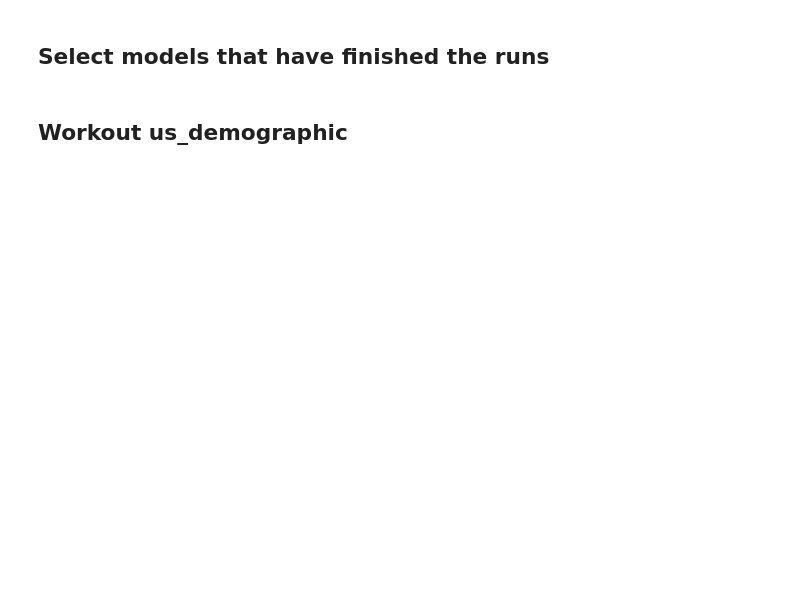
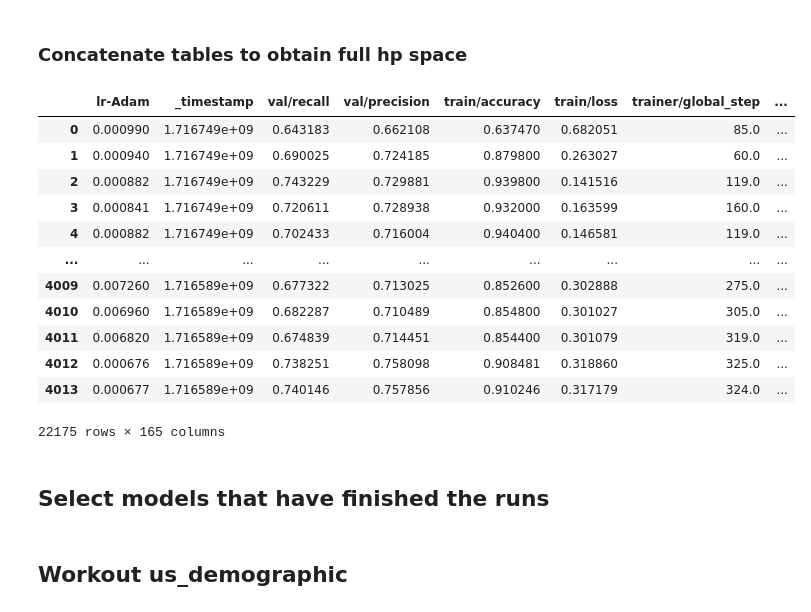
Before and after one commit to geometric-intelligence/TopoBenchmark, a Jupyter notebook: results/results_ simplicial.ipynb, the cells around one changed output. Saved outputs shown, nothing was run; the diff lists cells and outputs as text; code cells hidden in the pictures; blank space fills up the shorter version.

```diff
--- a/results/results_ simplicial.ipynb
+++ b/results/results_ simplicial.ipynb
@@ -41,7 +41,7 @@ if project_name not in csv_names:
         {"summary": summary_list, "config": config_list, "name": name_list}
     )
 
-    runs_df.to_csv(f"{project_name}.csv")
+    runs_df.to_csv(f"{user}_{project_name}.csv")
 else:
     runs_df = pd.read_csv(f"{project_name}.csv", index_col=0)
 
@@ -85,3 +85,5 @@ config_columns = []
 for column in columns_to_normalize:
     df, columns = normalize_column(df, column)
     config_columns.extend(columns)
+# %% [markdown]
+### Concatenate tables to obtain full hp space
@@ -87,0 +92,16 @@ for column in columns_to_normalize:
+# %%
+pd.concat([df, additiona_runs], axis=0)
+# %% [output]
+|  | lr-Adam | _timestamp | val/recall | val/precision | train/accuracy | train/loss | trainer/global_step | ... |
+| 0 | 0.000990 | 1.716749e+09 | 0.643183 | 0.662108 | 0.637470 | 0.682051 | 85.0 | ... |
+| 1 | 0.000940 | 1.716749e+09 | 0.690025 | 0.724185 | 0.879800 | 0.263027 | 60.0 | ... |
+| 2 | 0.000882 | 1.716749e+09 | 0.743229 | 0.729881 | 0.939800 | 0.141516 | 119.0 | ... |
+| 3 | 0.000841 | 1.716749e+09 | 0.720611 | 0.728938 | 0.932000 | 0.163599 | 160.0 | ... |
+| 4 | 0.000882 | 1.716749e+09 | 0.702433 | 0.716004 | 0.940400 | 0.146581 | 119.0 | ... |
+| ... | ... | ... | ... | ... | ... | ... | ... | ... |
+| 4009 | 0.007260 | 1.716589e+09 | 0.677322 | 0.713025 | 0.852600 | 0.302888 | 275.0 | ... |
+| 4010 | 0.006960 | 1.716589e+09 | 0.682287 | 0.710489 | 0.854800 | 0.301027 | 305.0 | ... |
+| 4011 | 0.006820 | 1.716589e+09 | 0.674839 | 0.714451 | 0.854400 | 0.301079 | 319.0 | ... |
+| 4012 | 0.000676 | 1.716589e+09 | 0.738251 | 0.758098 | 0.908481 | 0.318860 | 325.0 | ... |
+| 4013 | 0.000677 | 1.716589e+09 | 0.740146 | 0.757856 | 0.910246 | 0.317179 | 324.0 | ... |
+22175 rows × 165 columns
```
Also changed, not shown: parts of 16 cells of this notebook, 24 other files.
